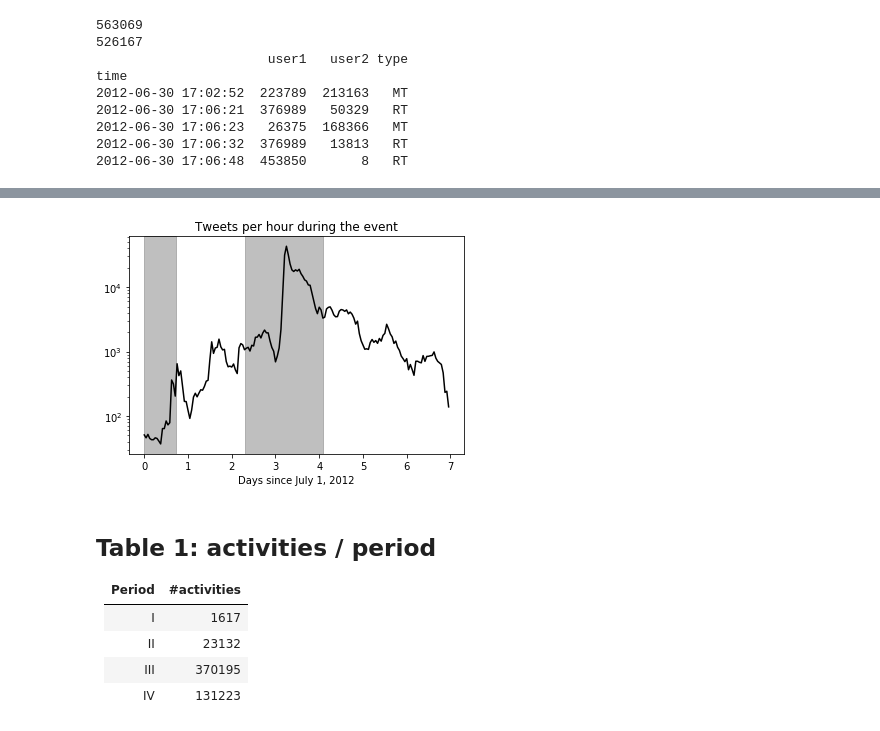
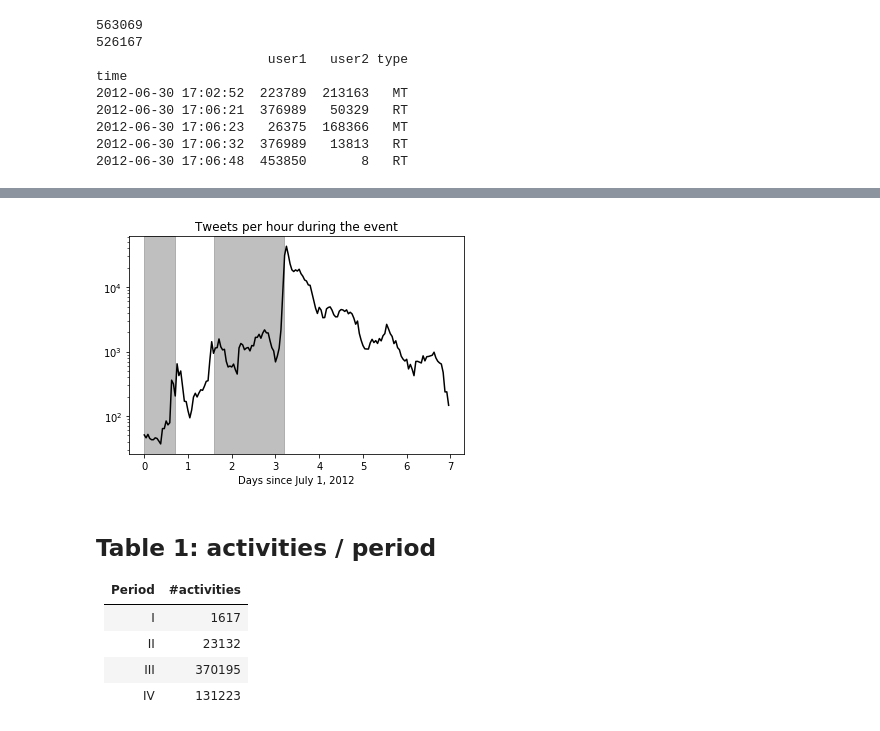
Before and after one commit to gudbrandtandberg/HiggsTweet, a Jupyter notebook: Action Log Analysis.ipynb, the cells around one changed output, grey strips where cells are left out. Cells and saved outputs as stored; diff of their text form; code cells hidden in the pictures.

```diff
--- a/Action Log Analysis.ipynb
+++ b/Action Log Analysis.ipynb
@@ -70,10 +70,21 @@ def split_dataset(df, n, tmin, timedeltas):
 num_periods = 4
 tmin = log.index.min()
 tmax = log.index.max()
-timedeltas = [datetime.timedelta(days=0.733),
-                datetime.timedelta(days=1.56),
-                datetime.timedelta(days=1.8),
-                datetime.timedelta(days=3.733)]
+
+t1 = 0.7
+t2 = 0.9
+t3 = 1.6
+t4 = 3.7
+
+s1 = t1
+s2 = s1 + t2
+s3 = s2 + t3
+s4 = s3 + t4
+
+timedeltas = [datetime.timedelta(days=t1),
+                datetime.timedelta(days=t2),
+                datetime.timedelta(days=t3),
+                datetime.timedelta(days=t4)]
 splits = split_dataset(log, num_periods, tmin, timedeltas)
 
 for i in range(num_periods):
@@ -100,38 +111,31 @@ time
 # %%
 """Make plot of tweets/hour"""
 
 import matplotlib.dates as mdates
 
 tmin = log.index.min()
 tmax = log.index.max()
 
-N = 167.9191
-dt = (tmax - tmin) / N #makes the deltas equal an hour
-
+dt = datetime.timedelta(hours=1.0)
 T = []
 t = tmin
 tweets_per_hour = []
 while t < tmax:
     tweets_per_hour.append(log[t:t+dt].shape[0])
     T.append(t)
     t += dt
 T = mdates.date2num(T); T = T - T[0]
 
-s1 = 0.733
-s2 = 1.56 + s1
-s3 = 1.8 + s2
-s4 = 3.733 + s3
-
 (fig, ax) = plt.subplots()
 ax.semilogy(T, tweets_per_hour, color="k")
 ax.axvspan(0, s1, alpha=0.5, color='grey')
 ax.axvspan(s2, s3, alpha=0.5, color='grey')
 plt.title("Tweets per hour during the event")
 plt.xlabel("Days since July 1, 2012")
 plt.xticks(np.arange(8))
 plt.show()
 # %% [output]
-[figure, old version]
+[figure, new version]
 # %% [markdown]
 ## Table 1: activities / period
 | Period | #activities |
```
Also changed, not shown: parts of 6 cells of this notebook, 10 other files.
